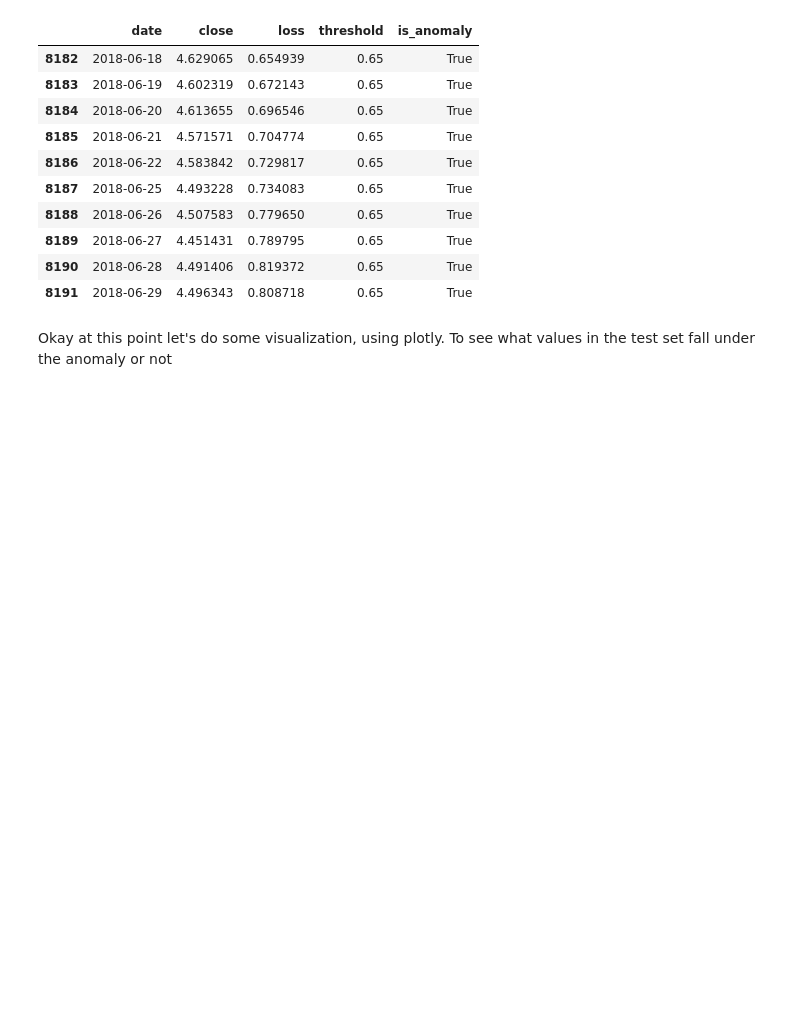
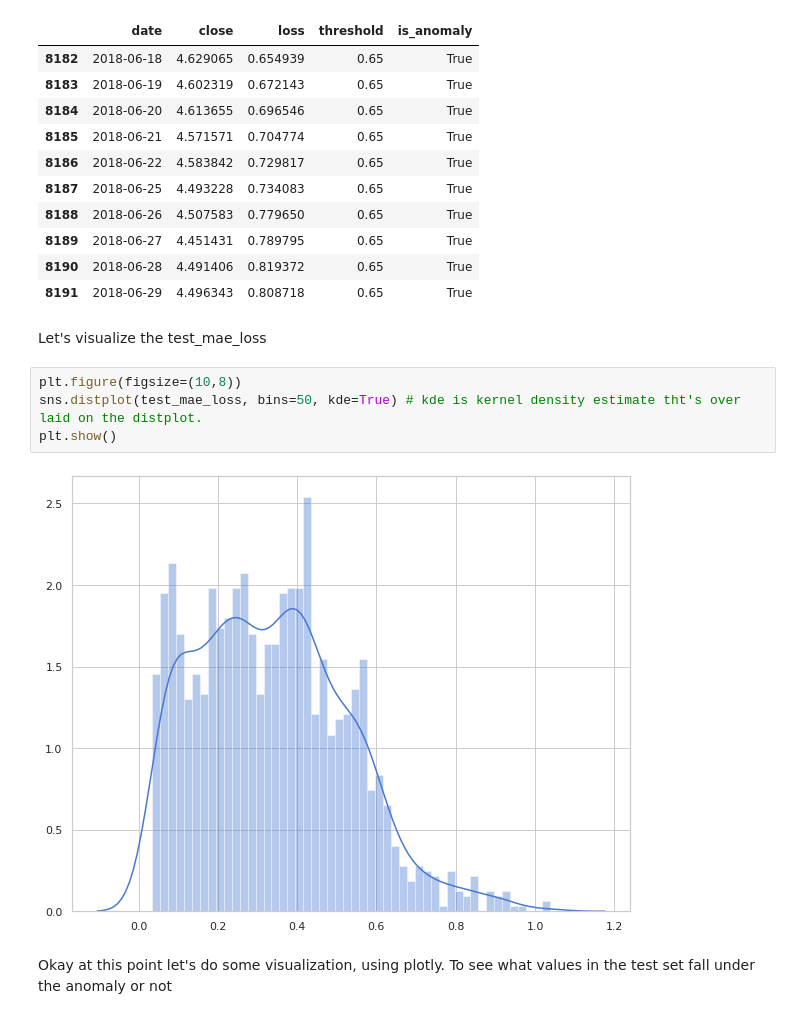
Before and after one commit to Lawrence-Krukrubo/Anomaly_Detection_in_Time_Series_Data_with_Keras, a Jupyter notebook: anomaly_detection_in_time_series_data_with_keras_and_tensorflow.ipynb, the cells around one changed output. Cells and saved outputs as stored; diff of their text form; blank space fills up the shorter version.

```diff
--- a/anomaly_detection_in_time_series_data_with_keras_and_tensorflow.ipynb
+++ b/anomaly_detection_in_time_series_data_with_keras_and_tensorflow.ipynb
@@ -426,6 +427,14 @@ test_score_df.tail(10)
 | 8189 | 2018-06-27 | 4.451431 | 0.789795 | 0.65 | True |
 | 8190 | 2018-06-28 | 4.491406 | 0.819372 | 0.65 | True |
 | 8191 | 2018-06-29 | 4.496343 | 0.808718 | 0.65 | True |
+# %% [markdown]
+Let's visualize the test_mae_loss
+# %%
+plt.figure(figsize=(10,8))
+sns.distplot(test_mae_loss, bins=50, kde=True) # kde is kernel density estimate tht's over laid on the distplot.
+plt.show()
+# %% [output]
+[figure, added]
 # %% [markdown]
 Okay at this point let's do some visualization, using plotly. To see what values in the test set fall under the anomaly or not
 # %%
```
Also changed, not shown: parts of 1 cell of this notebook.
